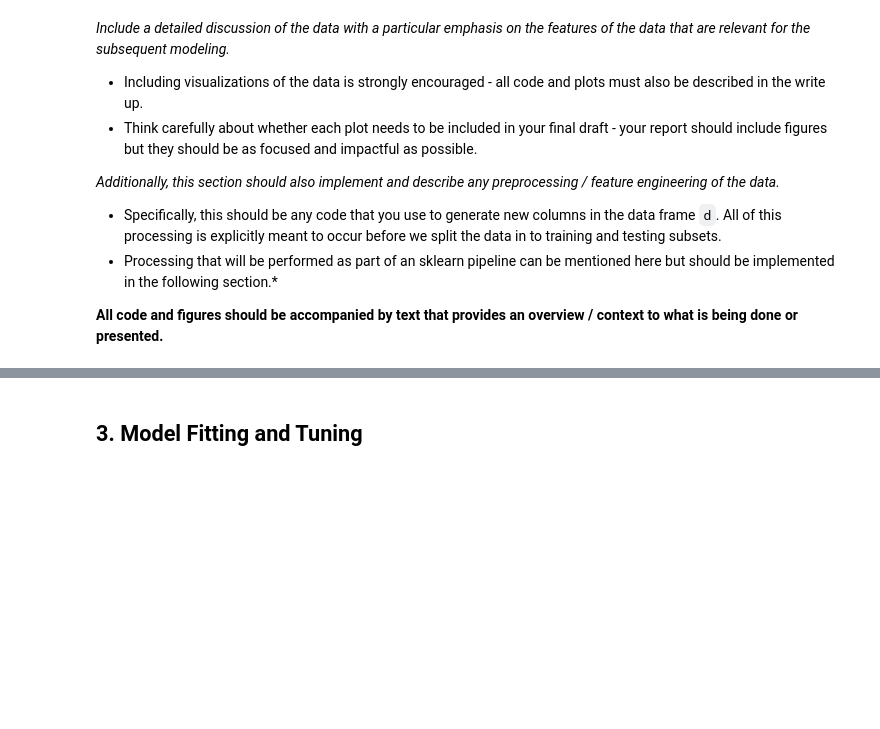
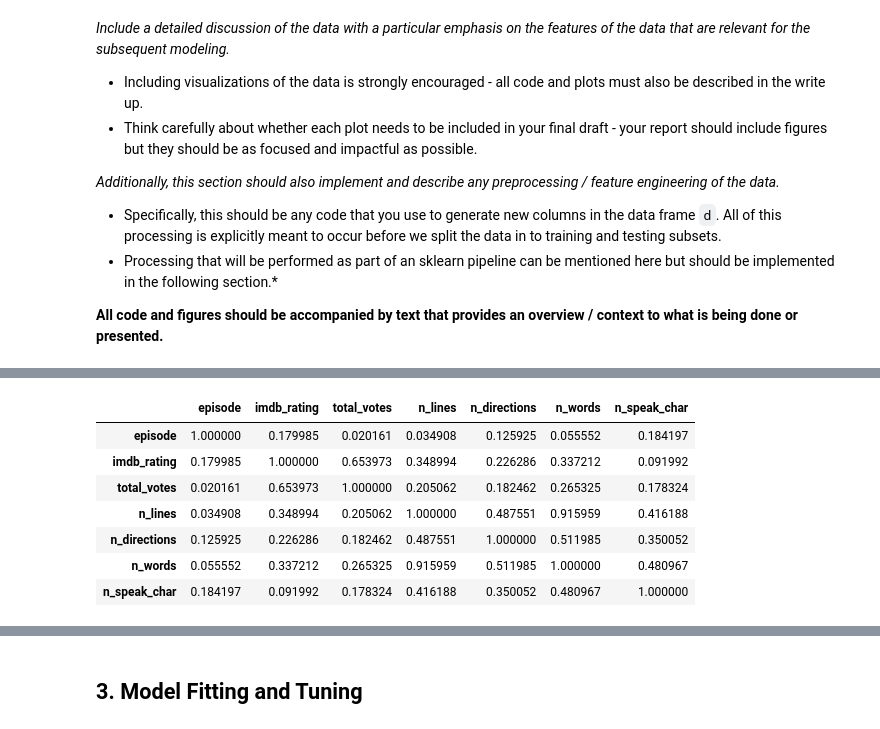
Before and after one commit to BradWangW/imdb_rate_model, a Jupyter notebook: project1.ipynb, the cells around one changed output, grey strips where cells are left out. Saved outputs shown, nothing was run; the diff lists cells and outputs as text; code cells hidden in the pictures; blank space fills up the shorter version.

```diff
--- a/project1.ipynb
+++ b/project1.ipynb
@@ -102,0 +103,11 @@ max      166.000000  6076.000000     54.000000
+# %%
+data.corr()
+# %% [output]
+|  | episode | imdb_rating | total_votes | n_lines | n_directions | n_words | n_speak_char |
+| episode | 1.000000 | 0.179985 | 0.020161 | 0.034908 | 0.125925 | 0.055552 | 0.184197 |
+| imdb_rating | 0.179985 | 1.000000 | 0.653973 | 0.348994 | 0.226286 | 0.337212 | 0.091992 |
+| total_votes | 0.020161 | 0.653973 | 1.000000 | 0.205062 | 0.182462 | 0.265325 | 0.178324 |
+| n_lines | 0.034908 | 0.348994 | 0.205062 | 1.000000 | 0.487551 | 0.915959 | 0.416188 |
+| n_directions | 0.125925 | 0.226286 | 0.182462 | 0.487551 | 1.000000 | 0.511985 | 0.350052 |
+| n_words | 0.055552 | 0.337212 | 0.265325 | 0.915959 | 0.511985 | 1.000000 | 0.480967 |
+| n_speak_char | 0.184197 | 0.091992 | 0.178324 | 0.416188 | 0.350052 | 0.480967 | 1.000000 |
```
Also changed, not shown: parts of 12 cells of this notebook.
